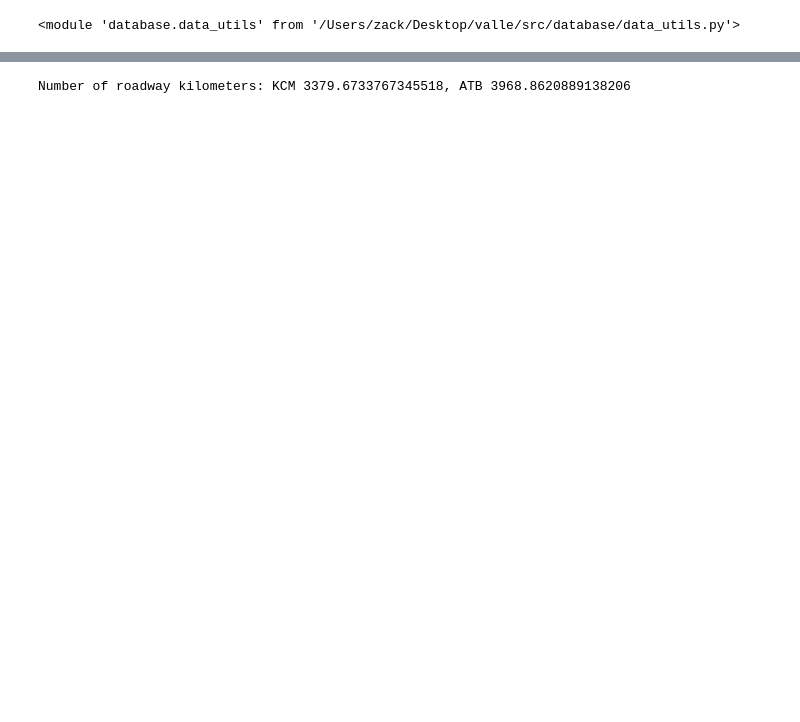
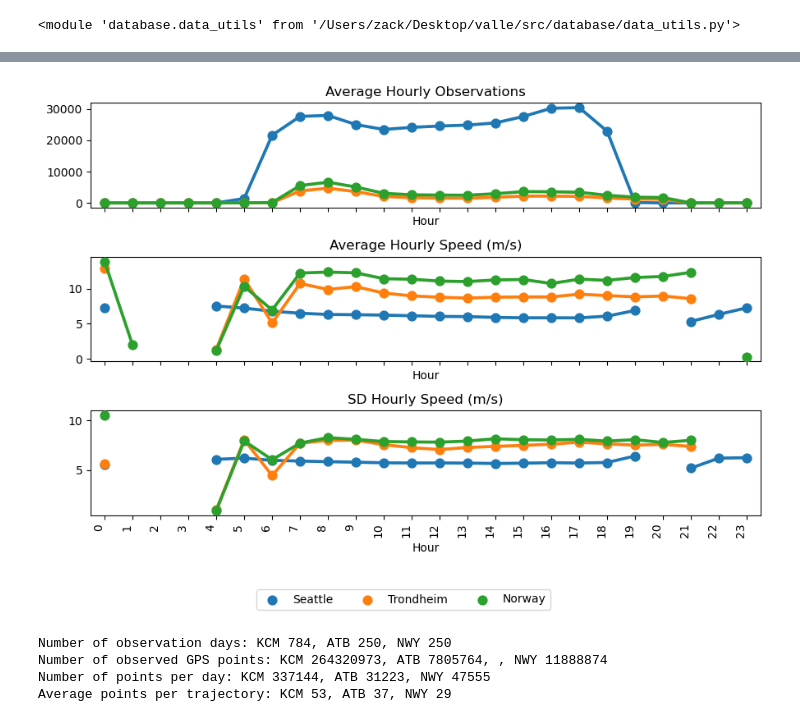
Before and after one commit to zackAemmer/generalizable_travel_times, a Jupyter notebook: src/data_overview.ipynb, the cells around one changed output, grey strips where cells are left out. Cells and saved outputs as stored; diff of their text form; code cells hidden in the pictures; blank space fills up the shorter version.

```diff
--- a/src/data_overview.ipynb
+++ b/src/data_overview.ipynb
@@ -49,0 +24,2 @@ Average points per trajectory: KCM 61.17263046597689, ATB 38.55055886005621
+# %%
+nwy_dates, nwy_data_summaries = data_utils.full_dataset_summary("../data/nwy_all", ['datedvehiclejourney','file','locationtime','lat','lon','vehicle'], "Europe/Oslo")
@@ -49,0 +79,23 @@ Average points per trajectory: KCM 61.17263046597689, ATB 38.55055886005621
+# %%
+fig, axes = plt.subplots(4,1)
+fig.set_figheight(8)
+fig.set_figwidth(12)
+
+fig.autofmt_xdate(rotation=90)
+sns.lineplot(plot_data, x="Date", y="Observations", hue="City", ax=axes[0])
+sns.lineplot(plot_data, x="Date", y="Trajectories", hue="City", ax=axes[1])
+sns.lineplot(plot_data, x="Date", y="Unique Trips", hue="City", ax=axes[2])
+sns.lineplot(plot_data, x="Date", y="Unique Vehicles", hue="City", ax=axes[3])
+axes[0].set_title("Observations")
+axes[1].set_title("Trajectories")
+axes[2].set_title("Unique Trips")
+axes[3].set_title("Unique Vehicles")
+for ax in axes:
+    ax.legend().set_visible(False)
+    ax.set_ylabel(None)
+    ax.xaxis.set_major_locator(mdates.MonthLocator(interval=1))
+    ax.xaxis.set_major_formatter(mdates.DateFormatter('%Y-%m-%d'))
+lines_labels = [ax.get_legend_handles_labels() for ax in fig.axes]
+plt.figlegend(lines_labels[0][0], lines_labels[0][1], bbox_to_anchor=(0.5, -0.1), loc='lower center', ncol=5, labelspacing=0.)
+fig.tight_layout()
+plt.savefig("../plots/timeline_of_collection.png", dpi=1800, bbox_inches='tight')
@@ -50,14 +104,51 @@ Average points per trajectory: KCM 61.17263046597689, ATB 38.55055886005621
+# %%
+fig, axes = plt.subplots(3,1)
+fig.set_figheight(6)
+fig.set_figwidth(9)
+
+fig.autofmt_xdate(rotation=90)
+sns.pointplot(plot_data_hourly, x="Hour", y="Hourly Points", hue="City", ax=axes[0])
+sns.pointplot(plot_data_hourly, x="Hour", y="Hourly Mean Speed (m/s)", hue="City", ax=axes[1], errorbar=lambda x: (x.min(), x.max()))
+sns.pointplot(plot_data_hourly, x="Hour", y="Hourly SD Speed (m/s)", hue="City", ax=axes[2], errorbar=lambda x: (x.min(), x.max()))
+axes[0].set_title("Average Hourly Observations")
+axes[1].set_title("Average Hourly Speed (m/s)")
+axes[2].set_title("SD Hourly Speed (m/s)")
+for ax in axes:
+    ax.legend().set_visible(False)
+    ax.set_ylabel(None)
+    ax.set_xticks(np.arange(24))
+lines_labels = [ax.get_legend_handles_labels() for ax in fig.axes]
+plt.figlegend(lines_labels[0][0], lines_labels[0][1], bbox_to_anchor=(0.5, -0.1), loc='lower center', ncol=5, labelspacing=0.)
+fig.tight_layout()
+plt.savefig("../plots/timeline_hourly_collection.png", dpi=1800, bbox_inches='tight')
+# %% [output]
+[figure, added]
+# %%
+# How many days are there
+print(f"Number of observation days: KCM {len(kcm_dates)}, ATB {len(atb_dates)}, NWY {len(nwy_dates)}")
+# How many observations are there total
+print(f"Number of observed GPS points: KCM {np.sum(kcm_stats['Observations'])}, ATB {np.sum(atb_stats['Observations'])}, , NWY {np.sum(nwy_stats['Observations'])}")
+# How many observations are there per day on average
+kcm_per_day = int(np.sum(kcm_stats['Observations']) / len(kcm_dates))
+atb_per_day = int(np.sum(atb_stats['Observations']) / len(atb_dates))
+nwy_per_day = int(np.sum(nwy_stats['Observations']) / len(nwy_dates))
+print(f"Number of points per day: KCM {kcm_per_day}, ATB {atb_per_day}, NWY {nwy_per_day}")
+# How many points per trajectory are there on average
+kcm_points_per_trip = int(np.sum(kcm_stats['Observations']) / np.sum(kcm_stats['Trajectories']))
+atb_points_per_trip = int(np.sum(atb_stats['Observations']) / np.sum(atb_stats['Trajectories']))
+nwy_points_per_trip = int(np.sum(nwy_stats['Observations']) / np.sum(nwy_stats['Trajectories']))
+print(f"Average points per trajectory: KCM {kcm_points_per_trip}, ATB {atb_points_per_trip}, NWY {nwy_points_per_trip}")
+# %% [output]
+Number of observation days: KCM 784, ATB 250, NWY 250
+Number of observed GPS points: KCM 264320973, ATB 7805764, , NWY 11888874
+Number of points per day: KCM 337144, ATB 31223, NWY 47555
+Average points per trajectory: KCM 53, ATB 37, NWY 29
 # %%
-# How much lane mileage is covered
+# Read in network shape data
 with open('../data/processed_networks/kcm_segments.pkl', 'rb') as f:
     kcm_segments = pickle.load(f)
     kcm_segments = kcm_segments.to_crs('EPSG:32148')
-kcm_mileage = np.sum(kcm_segments.length) / 1000
-with open('../data/processed_networks/nwy_segments.pkl', 'rb') as f:
+with open('../data/processed_networks/atb_segments.pkl', 'rb') as f:
     atb_segments = pickle.load(f)
     atb_segments = atb_segments.to_crs('EPSG:25833')
-atb_mileage = np.sum(atb_segments.length) / 1000
-print(f"Number of roadway kilometers: KCM {kcm_mileage}, ATB {atb_mileage}")
-# %% [output]
-Number of roadway kilometers: KCM 3379.6733767345518, ATB 3968.8620889138206
 # %%
```
Also changed, not shown: parts of 21 cells of this notebook, 5 other files.
